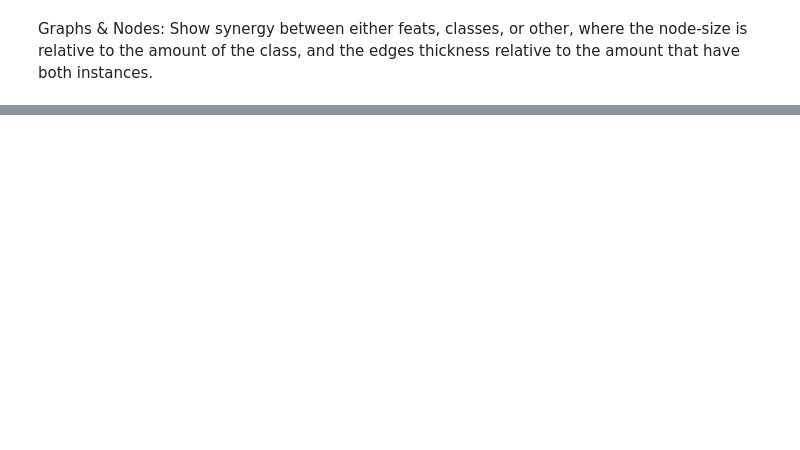
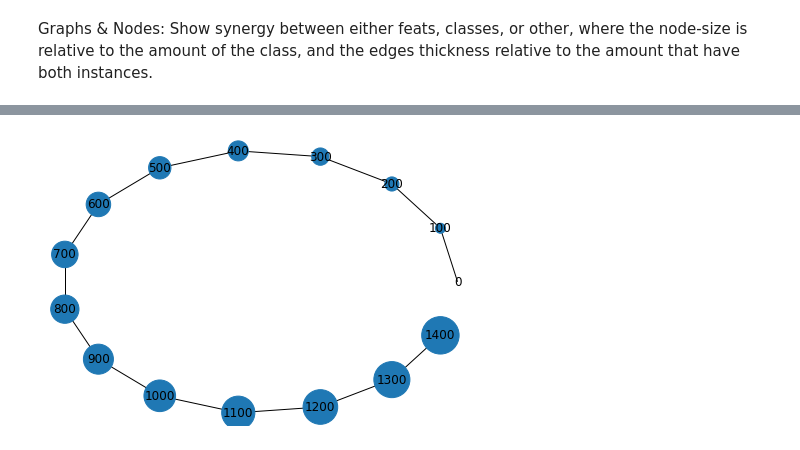
Before and after one commit to Micniks/Python-Exam, a Jupyter notebook: Graphs & Nodes/Graphs & Nodes.ipynb, the cells around one changed output, grey strips where cells are left out. Cells and saved outputs as stored; diff of their text form; code cells hidden in the pictures; blank space fills up the shorter version.

```diff
--- a/Graphs & Nodes/Graphs & Nodes.ipynb
+++ b/Graphs & Nodes/Graphs & Nodes.ipynb
@@ -51,0 +119,25 @@ Average degree:   0.0000
+# %%
+import sys, networkx as nx, matplotlib.pyplot as plt
+
+# Create a list of 10 nodes numbered [0, 9]
+nodes = range(len(class_occurrences.keys()))
+node_sizes = []
+labels = {}
+for n in nodes:
+        node_sizes.append( 100 * n )
+        labels[n] = 100 * n
+
+# Node sizes: [0, 100, 200, 300, 400, 500, 600, 700, 800, 900]
+
+# Connect each node to its successor
+edges = [ (i, i+1) for i in range(len(nodes)-1) ]
+
+# Create the graph and draw it with the node labels
+g = nx.Graph()
+g.add_nodes_from(nodes)
+g.add_edges_from(edges)
+
+nx.draw_circular(g, node_size = node_sizes, labels=labels, with_labels=True)
+plt.show()
+# %% [output]
+[figure, added]
```
Also changed, not shown: parts of 2 cells of this notebook.
